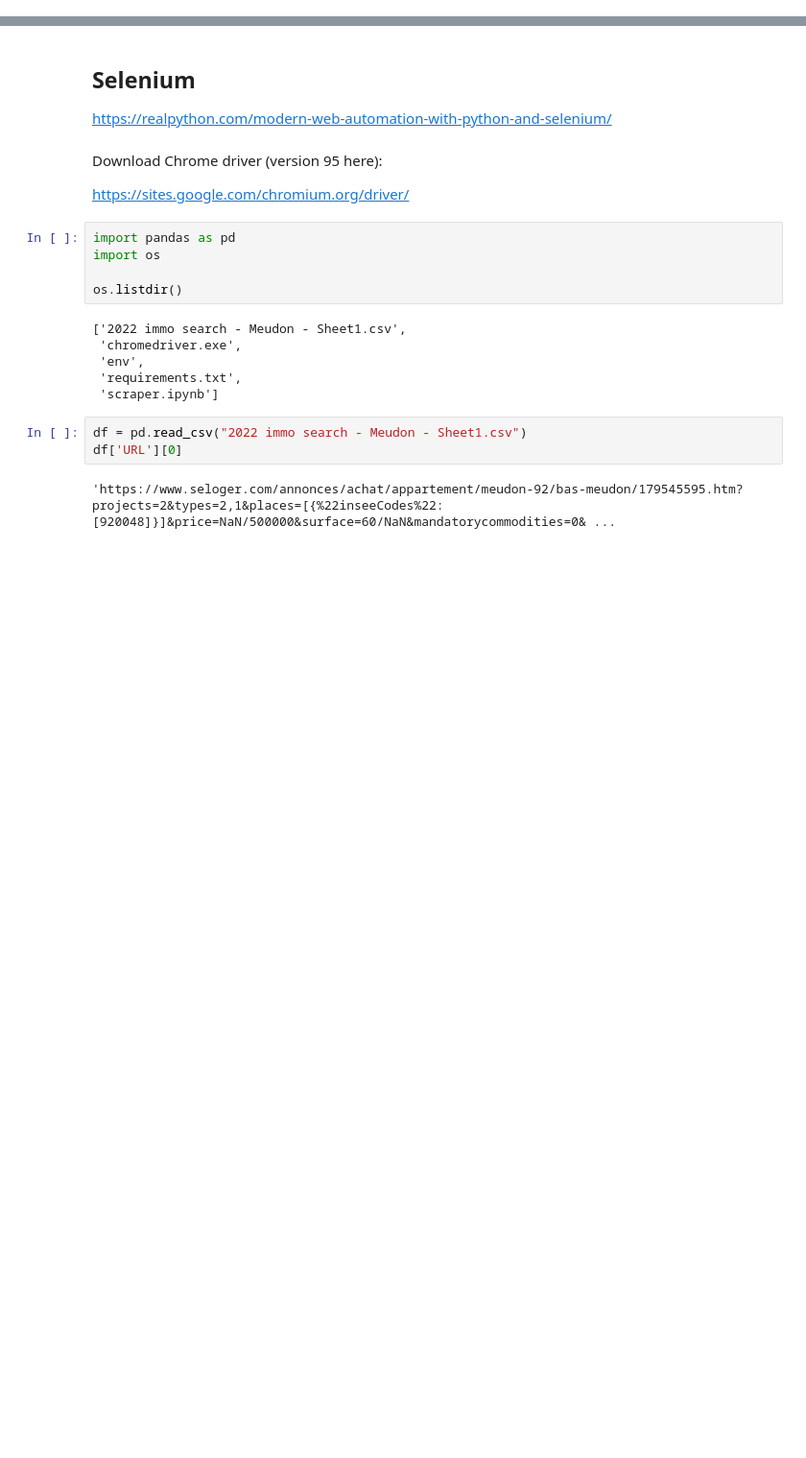
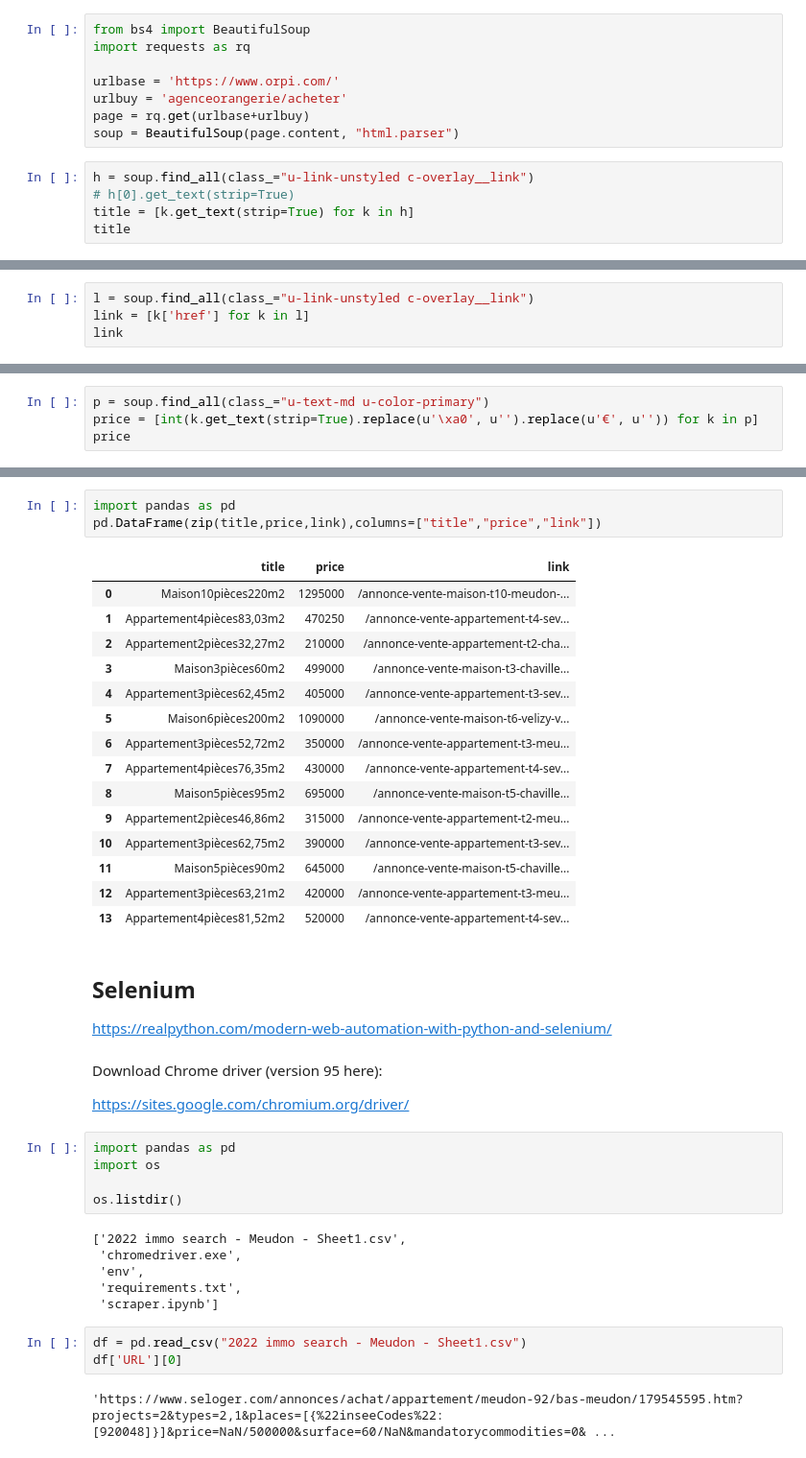
Before and after one commit to slevin48/immo-scraper, a Jupyter notebook: scraper.ipynb, the cells around one changed output, grey strips where cells are left out. Shown at 96% size. Saved outputs shown, nothing was run; the diff lists cells and outputs as text; blank space fills up the shorter version.

Commit message:
Scrap Orpi & Century 21 with bs4

```diff
--- a/scraper.ipynb
+++ b/scraper.ipynb
@@ -0,0 +250,13 @@
+# %%
+from bs4 import BeautifulSoup
+import requests as rq
+
+urlbase = 'https://www.orpi.com/'
+urlbuy = 'agenceorangerie/acheter'
+page = rq.get(urlbase+urlbuy)
+soup = BeautifulSoup(page.content, "html.parser")
+# %%
+h = soup.find_all(class_="u-link-unstyled c-overlay__link")
+# h[0].get_text(strip=True)
+title = [k.get_text(strip=True) for k in h]
+title
@@ -0,0 +278,4 @@
+# %%
+l = soup.find_all(class_="u-link-unstyled c-overlay__link")
+link = [k['href'] for k in l]
+link
@@ -0,0 +316,4 @@
+# %%
+p = soup.find_all(class_="u-text-md u-color-primary")
+price = [int(k.get_text(strip=True).replace(u'\xa0', u'').replace(u'€', u'')) for k in p]
+price
@@ -1,3 +335,22 @@
+# %%
+import pandas as pd
+pd.DataFrame(zip(title,price,link),columns=["title","price","link"])
+# %% [output]
+|  | title | price | link |
+| 0 | Maison10pièces220m2 | 1295000 | /annonce-vente-maison-t10-meudon-... |
+| 1 | Appartement4pièces83,03m2 | 470250 | /annonce-vente-appartement-t4-sev... |
+| 2 | Appartement2pièces32,27m2 | 210000 | /annonce-vente-appartement-t2-cha... |
+| 3 | Maison3pièces60m2 | 499000 | /annonce-vente-maison-t3-chaville... |
+| 4 | Appartement3pièces62,45m2 | 405000 | /annonce-vente-appartement-t3-sev... |
+| 5 | Maison6pièces200m2 | 1090000 | /annonce-vente-maison-t6-velizy-v... |
+| 6 | Appartement3pièces52,72m2 | 350000 | /annonce-vente-appartement-t3-meu... |
+| 7 | Appartement4pièces76,35m2 | 430000 | /annonce-vente-appartement-t4-sev... |
+| 8 | Maison5pièces95m2 | 695000 | /annonce-vente-maison-t5-chaville... |
+| 9 | Appartement2pièces46,86m2 | 315000 | /annonce-vente-appartement-t2-meu... |
+| 10 | Appartement3pièces62,75m2 | 390000 | /annonce-vente-appartement-t3-sev... |
+| 11 | Maison5pièces90m2 | 645000 | /annonce-vente-maison-t5-chaville... |
+| 12 | Appartement3pièces63,21m2 | 420000 | /annonce-vente-appartement-t3-meu... |
+| 13 | Appartement4pièces81,52m2 | 520000 | /annonce-vente-appartement-t4-sev... |
 # %% [markdown]
 ## Selenium
 
```
Also changed, not shown: parts of 42 cells of this notebook, 2 other files.
